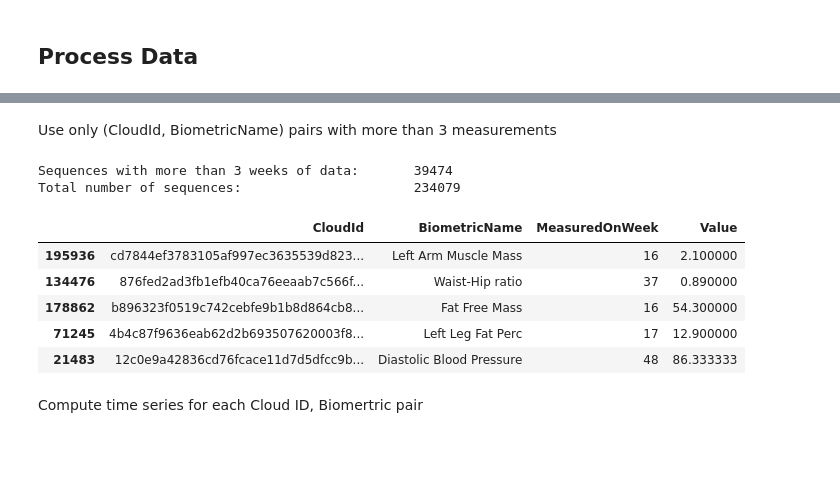
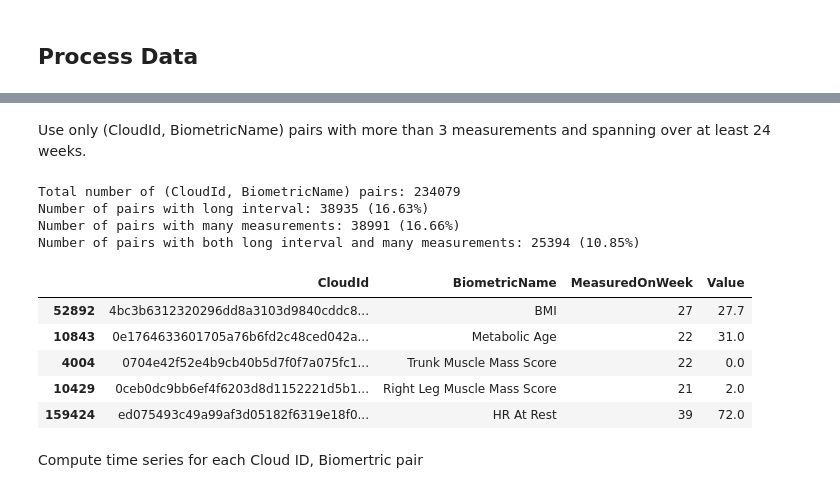
Before and after one commit to ariskoutris/biodash, a Jupyter notebook: forecasting-model/model_training.ipynb, the cells around one changed output, grey strips where cells are left out. Saved outputs shown, nothing was run; the diff lists cells and outputs as text; code cells hidden in the pictures; blank space fills up the shorter version.

```diff
--- a/forecasting-model/model_training.ipynb
+++ b/forecasting-model/model_training.ipynb
@@ -29,10 +31,11 @@ biometrics['MeasuredOn'] = biometrics['MeasuredOnUTC'].apply(clean_timestamp)
 biometrics['MeasuredOn'] = pd.to_datetime(biometrics['MeasuredOn'], errors='coerce')
 biometrics['MeasuredOnDate'] = biometrics['MeasuredOn'].dt.date
 biometrics['MeasuredOnDay'] = biometrics['MeasuredOn'].dt.dayofyear
-biometrics['MeasuredOnWeek'] = biometrics['MeasuredOnDay'] // 7
+biometrics['MeasuredOnWeek'] = biometrics['MeasuredOn'].dt.isocalendar().week
+biometrics['MeasuredOnYear'] = biometrics['MeasuredOn'].dt.year
 biometrics.sort_values('MeasuredOnWeek', inplace=True)
 # %%
-bms = biometrics.drop(columns=['Age', 'Gender', 'MeasureProvidedBy', 'MeasuredOnUTC', 'MeasuredOnDay', 'MeasuredOn', 'MeasuredOnDate'])
+bms = biometrics.drop(columns=['Age', 'Gender', 'MeasureProvidedBy', 'MeasuredOnUTC', 'MeasuredOn', 'MeasuredOnDate', 'MeasuredOnYear'])
 bms = bms.groupby(['CloudId', 'BiometricName', 'MeasuredOnWeek']).agg({'Value': 'mean'}).reset_index()
 bms.sample(5)
 # %% [output]
@@ -57,25 +60,31 @@ grouped_bms.sample(5)
 # %% [markdown]
-Use only (CloudId, BiometricName) pairs with more than 3 measurements
+Use only (CloudId, BiometricName) pairs with more than 3 measurements and spanning over at least 24 weeks.
-# %%
-grouped_long_bms = grouped_bms[grouped_bms[('MeasuredOnWeek', 'count')] > 3]
-print(f'Sequences with more than 3 weeks of data:\t{len(grouped_long_bms)}')
-print(f'Total number of sequences:\t\t\t{len(grouped_bms)}')
-# %% [output]
-Sequences with more than 3 weeks of data:       39474
-Total number of sequences:                      234079
+# %%
+has_long_interval = grouped_bms[('MeasuredOnWeek', 'list')].apply(lambda x: max(x) - min(x) >= 24)
+has_many_measurements = grouped_bms[('MeasuredOnWeek', 'count')] > 3
+print(f'Total number of (CloudId, BiometricName) pairs: {len(grouped_bms)}')
+print(f'Number of pairs with long interval: {has_long_interval.sum()} ({has_long_interval.sum() / len(grouped_bms) * 100:.2f}%)')
+print(f'Number of pairs with many measurements: {has_many_measurements.sum()} ({has_many_measurements.sum() / len(grouped_bms) * 100:.2f}%)')
+print(f'Number of pairs with both long interval and many measurements: {(has_long_interval & has_many_measurements).sum()} ({(has_long_interval & has_many_measurements).sum() / len(grouped_bms) * 100:.2f}%)')
+filtered_group_bms = grouped_bms[has_long_interval & has_many_measurements]
+# %% [output]
+Total number of (CloudId, BiometricName) pairs: 234079
+Number of pairs with long interval: 38935 (16.63%)
+Number of pairs with many measurements: 38991 (16.66%)
+Number of pairs with both long interval and many measurements: 25394 (10.85%)
 # %%
-long_bms = grouped_long_bms.explode(column=[('MeasuredOnWeek', 'list'), ('Value', 'list')], ignore_index=True)
-long_bms = long_bms.drop(columns=[('MeasuredOnWeek', 'count')])
-long_bms.columns = [col[0] for col in long_bms.columns]
-long_bms = long_bms.astype({'MeasuredOnWeek': 'int32', 'Value': 'float64'})
-long_bms.sample(5)
+filtered_bms = filtered_group_bms.explode(column=[('MeasuredOnWeek', 'list'), ('Value', 'list')], ignore_index=True)
+filtered_bms = filtered_bms.drop(columns=[('MeasuredOnWeek', 'count')])
+filtered_bms.columns = [col[0] for col in filtered_bms.columns]
+filtered_bms = filtered_bms.astype({'MeasuredOnWeek': 'int32', 'Value': 'float64'})
+filtered_bms.sample(5)
 # %% [output]
 |  | CloudId | BiometricName | MeasuredOnWeek | Value |
-| 195936 | cd7844ef3783105af997ec3635539d823... | Left Arm Muscle Mass | 16 | 2.100000 |
-| 134476 | 876fed2ad3fb1efb40ca76eeaab7c566f... | Waist-Hip ratio | 37 | 0.890000 |
-| 178862 | b896323f0519c742cebfe9b1b8d864cb8... | Fat Free Mass | 16 | 54.300000 |
-| 71245 | 4b4c87f9636eab62d2b693507620003f8... | Left Leg Fat Perc | 17 | 12.900000 |
-| 21483 | 12c0e9a42836cd76fcace11d7d5dfcc9b... | Diastolic Blood Pressure | 48 | 86.333333 |
+| 52892 | 4bc3b6312320296dd8a3103d9840cddc8... | BMI | 27 | 27.7 |
+| 10843 | 0e1764633601705a76b6fd2c48ced042a... | Metabolic Age | 22 | 31.0 |
+| 4004 | 0704e42f52e4b9cb40b5d7f0f7a075fc1... | Trunk Muscle Mass Score | 22 | 0.0 |
+| 10429 | 0ceb0dc9bb6ef4f6203d8d1152221d5b1... | Right Leg Muscle Mass Score | 21 | 2.0 |
+| 159424 | ed075493c49a99af3d05182f6319e18f0... | HR At Rest | 39 | 72.0 |
 # %% [markdown]
 Compute time series for each Cloud ID, Biomertric pair
 # %%
```
Also changed, not shown: parts of 63 cells of this notebook, 8 other files.
